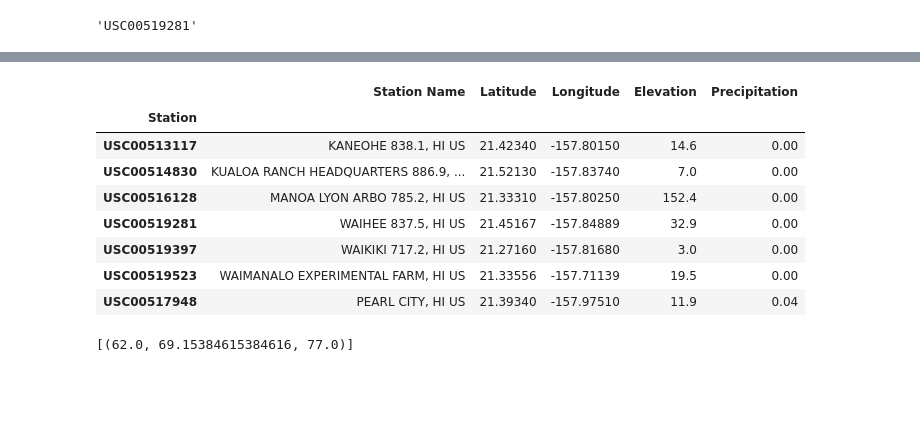
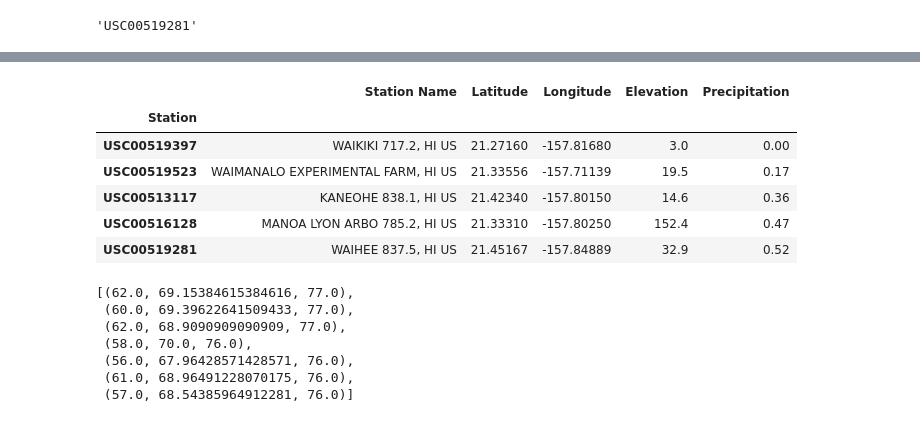
Before and after one commit to cckuqui/surfing-hawaii, a Jupyter notebook: climate.ipynb, the cells around one changed output, grey strips where cells are left out. Cells and saved outputs as stored; diff of their text form; code cells hidden in the pictures; blank space fills up the shorter version.

```diff
--- a/climate.ipynb
+++ b/climate.ipynb
@@ -204,63 +200,62 @@ plt.show()
 # %%
 # Calculate the total amount of rainfall per weather station for your trip dates using the previous year's matching dates.
 # Sort this in descending order by precipitation amount and list the station, name, latitude, longitude, and elevation
-ly_start_date = '2015-06-06'
-ly_end_date = '2015-06-19'
+ly_start_date = '2016-06-06'
+ly_end_date = '2016-06-19'
 
 vac_rain = session.query(Station.station, Station.name, Station.latitude, Station.longitude, Station.elevation, Measurement.prcp).\
            filter(Measurement.date >= ly_start_date).\
            filter(Measurement.date <= ly_end_date).\
            filter(Measurement.station == Station.station).\
            group_by(Measurement.station).\
            order_by(Measurement.prcp)
 
 rain = pd.DataFrame(vac_rain, columns=('Station','Station Name','Latitude','Longitude','Elevation','Precipitation'))
 rain = rain.dropna(how='any')
 rain = rain.reset_index(drop=True)
 rain = rain.set_index('Station', inplace=False)
 
 rain
 # %% [output]
 |  | Station Name | Latitude | Longitude | Elevation | Precipitation |
 | Station |  |  |  |  |  |
-| USC00513117 | KANEOHE 838.1, HI US | 21.42340 | -157.80150 | 14.6 | 0.00 |
-| USC00514830 | KUALOA RANCH HEADQUARTERS 886.9, ... | 21.52130 | -157.83740 | 7.0 | 0.00 |
-| USC00516128 | MANOA LYON ARBO 785.2, HI US | 21.33310 | -157.80250 | 152.4 | 0.00 |
-| USC00519281 | WAIHEE 837.5, HI US | 21.45167 | -157.84889 | 32.9 | 0.00 |
 | USC00519397 | WAIKIKI 717.2, HI US | 21.27160 | -157.81680 | 3.0 | 0.00 |
-| USC00519523 | WAIMANALO EXPERIMENTAL FARM, HI US | 21.33556 | -157.71139 | 19.5 | 0.00 |
-| USC00517948 | PEARL CITY, HI US | 21.39340 | -157.97510 | 11.9 | 0.04 |
+| USC00519523 | WAIMANALO EXPERIMENTAL FARM, HI US | 21.33556 | -157.71139 | 19.5 | 0.17 |
+| USC00513117 | KANEOHE 838.1, HI US | 21.42340 | -157.80150 | 14.6 | 0.36 |
+| USC00516128 | MANOA LYON ARBO 785.2, HI US | 21.33310 | -157.80250 | 152.4 | 0.47 |
+| USC00519281 | WAIHEE 837.5, HI US | 21.45167 | -157.84889 | 32.9 | 0.52 |
 # %%
-# Create a query that will calculate the daily normals
-# (i.e. the averages for tmin, tmax, and tavg for all historic data matching a specific month and day)
-
+# Function that will calculate the daily normals
 def daily_normals(date):
-    """Daily Normals.
-
-    Args:
-        date (str): A date string in the format '%m-%d'
-
-    Returns:
-        A list of tuples containing the daily normals, tmin, tavg, and tmax
-
-    """
-
     sel = [func.min(Measurement.tobs), func.avg(Measurement.tobs), func.max(Measurement.tobs)]
     return session.query(*sel).filter(func.strftime("%m-%d", Measurement.date) == date).all()
-
-daily_normals("01-01")
-# %% [output]
-[(62.0, 69.15384615384616, 77.0)]
 # %%
 # calculate the daily normals for your trip
 # push each tuple of calculations into a list called `normals`
 
 # Set the start and end date of the trip
+trip_start = '2018-01-01'
+trip_end = '2018-01-07'
 
 # Use the start and end date to create a range of dates
+trip_dates = pd.date_range(trip_start, trip_end, freq='D')
 
 # Stip off the year and save a list of %m-%d strings
+trip_month_day = trip_dates.strftime('%m-%d')
 
 # Loop through the list of %m-%d strings and calculate the normals for each date
+normals = []
+for date in trip_month_day:
+    normals.append(*daily_normals(date))
+
+normals
+# %% [output]
+[(62.0, 69.15384615384616, 77.0),
+ (60.0, 69.39622641509433, 77.0),
+ (62.0, 68.9090909090909, 77.0),
+ (58.0, 70.0, 76.0),
+ (56.0, 67.96428571428571, 76.0),
+ (61.0, 68.96491228070175, 76.0),
+ (57.0, 68.54385964912281, 76.0)]
 # %%
 # Load the previous query results into a Pandas DataFrame and add the `trip_dates` range as the `date` index
```
Also changed, not shown: parts of 17 cells of this notebook.
